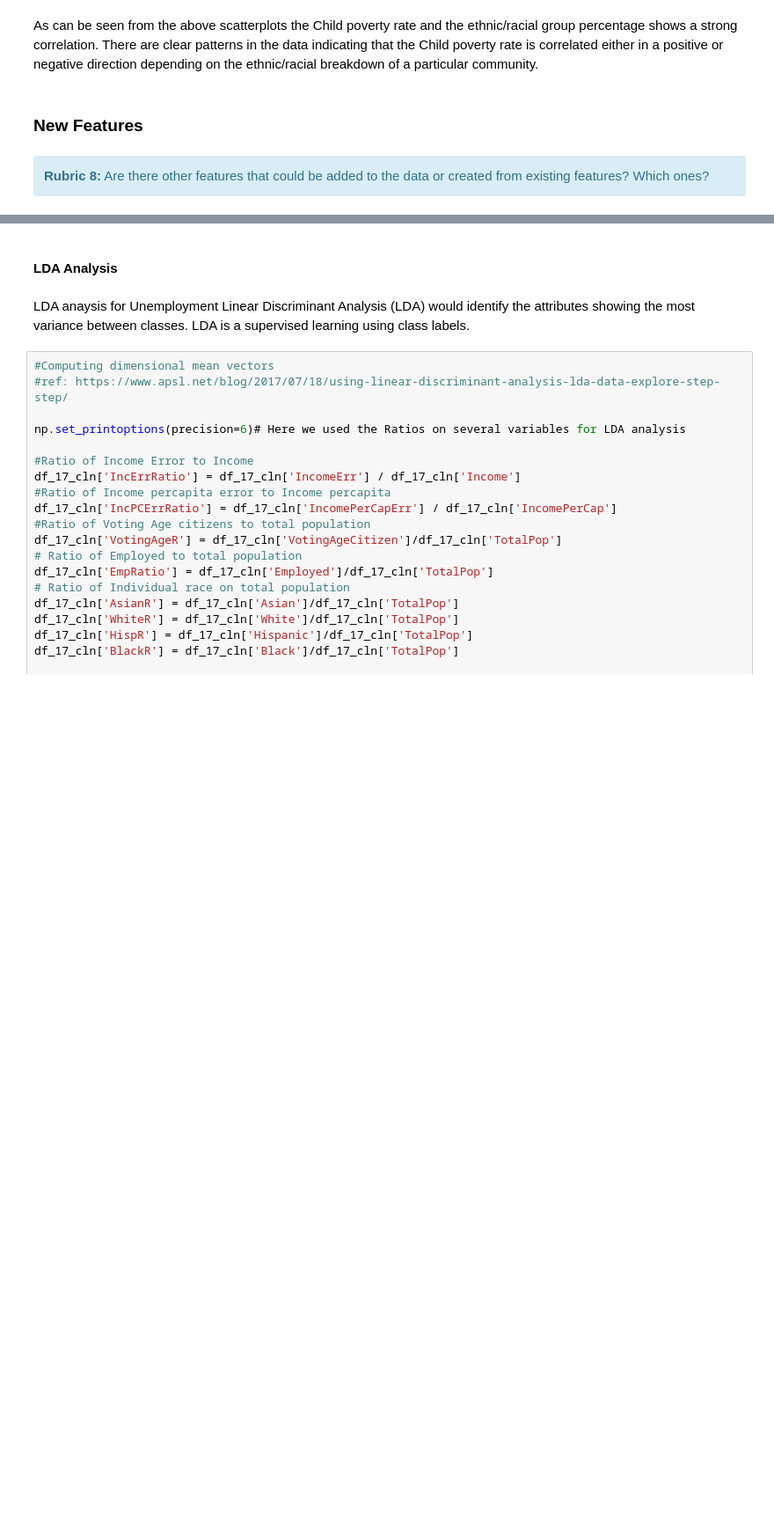
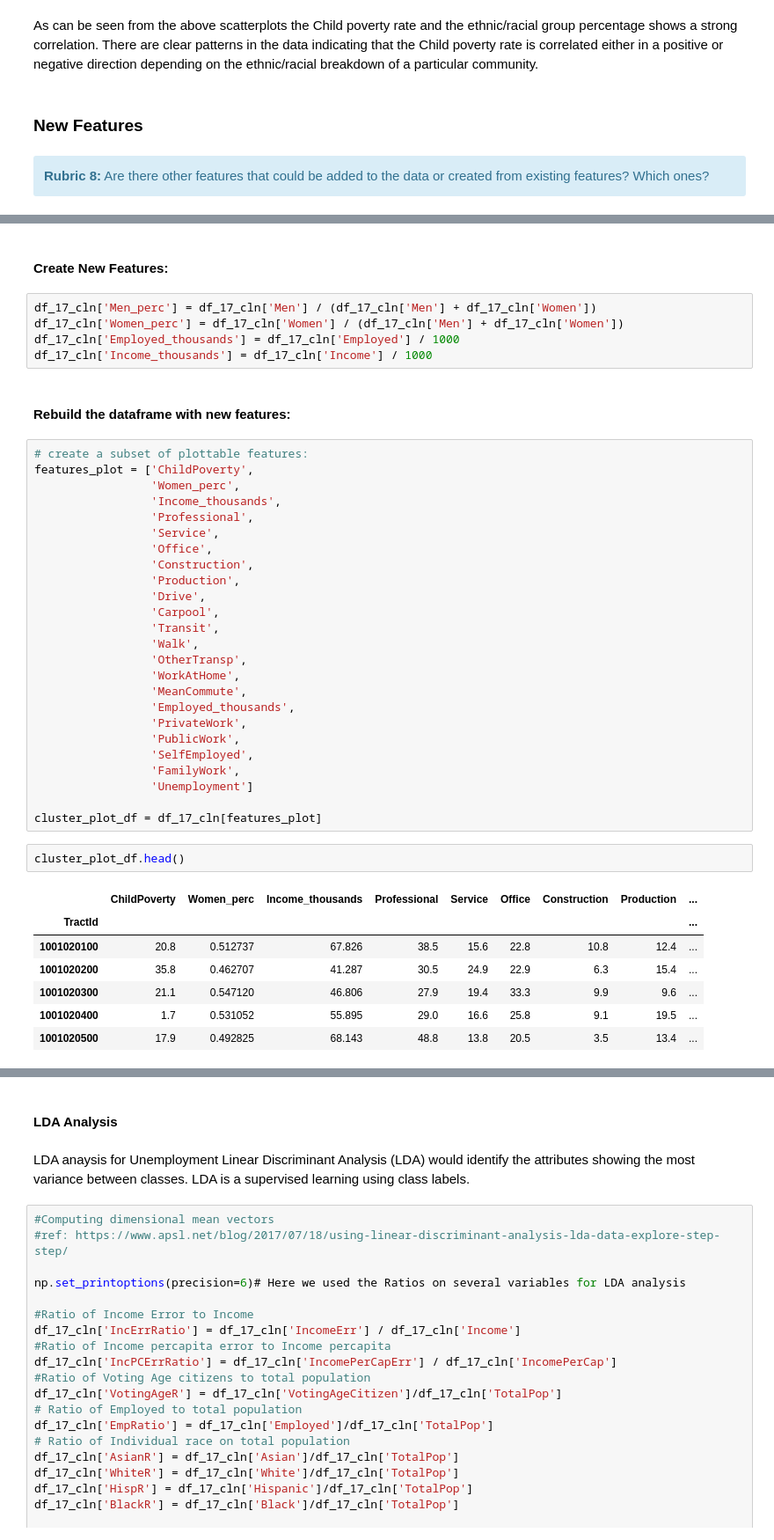
Before and after one commit to kmrollins/MSDS7331-Labs, a Jupyter notebook: MSDS7331-Lab1.ipynb, the cells around one changed output, grey strips where cells are left out. Shown at 88% size. Cells and saved outputs as stored; diff of their text form; blank space fills up the shorter version.

```diff
--- a/MSDS7331-Lab1.ipynb
+++ b/MSDS7331-Lab1.ipynb
@@ -655,0 +660,44 @@ As can be seen from the above scatterplots the Child poverty rate and the ethnic
+# %% [markdown]
+#### Create New Features:
+# %%
+df_17_cln['Men_perc'] = df_17_cln['Men'] / (df_17_cln['Men'] + df_17_cln['Women'])
+df_17_cln['Women_perc'] = df_17_cln['Women'] / (df_17_cln['Men'] + df_17_cln['Women'])
+df_17_cln['Employed_thousands'] = df_17_cln['Employed'] / 1000
+df_17_cln['Income_thousands'] = df_17_cln['Income'] / 1000
+# %% [markdown]
+#### Rebuild the dataframe with new features:
+# %%
+# create a subset of plottable features:
+features_plot = ['ChildPoverty',
+                 'Women_perc',
+                 'Income_thousands',
+                 'Professional',
+                 'Service',
+                 'Office',
+                 'Construction',
+                 'Production',
+                 'Drive',
+                 'Carpool',
+                 'Transit',
+                 'Walk',
+                 'OtherTransp',
+                 'WorkAtHome',
+                 'MeanCommute',
+                 'Employed_thousands',
+                 'PrivateWork',
+                 'PublicWork',
+                 'SelfEmployed',
+                 'FamilyWork',
+                 'Unemployment']
+
+cluster_plot_df = df_17_cln[features_plot]
+# %%
+cluster_plot_df.head()
+# %% [output]
+|  | ChildPoverty | Women_perc | Income_thousands | Professional | Service | Office | Construction | Production | ... |
+| TractId |  |  |  |  |  |  |  |  | ... |
+| 1001020100 | 20.8 | 0.512737 | 67.826 | 38.5 | 15.6 | 22.8 | 10.8 | 12.4 | ... |
+| 1001020200 | 35.8 | 0.462707 | 41.287 | 30.5 | 24.9 | 22.9 | 6.3 | 15.4 | ... |
+| 1001020300 | 21.1 | 0.547120 | 46.806 | 27.9 | 19.4 | 33.3 | 9.9 | 9.6 | ... |
+| 1001020400 | 1.7 | 0.531052 | 55.895 | 29.0 | 16.6 | 25.8 | 9.1 | 19.5 | ... |
+| 1001020500 | 17.9 | 0.492825 | 68.143 | 48.8 | 13.8 | 20.5 | 3.5 | 13.4 | ... |
```
Also changed, not shown: parts of 22 cells of this notebook.
